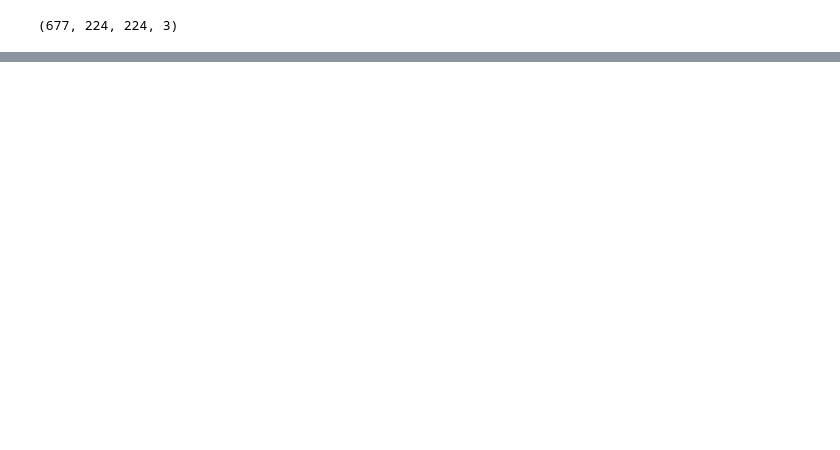
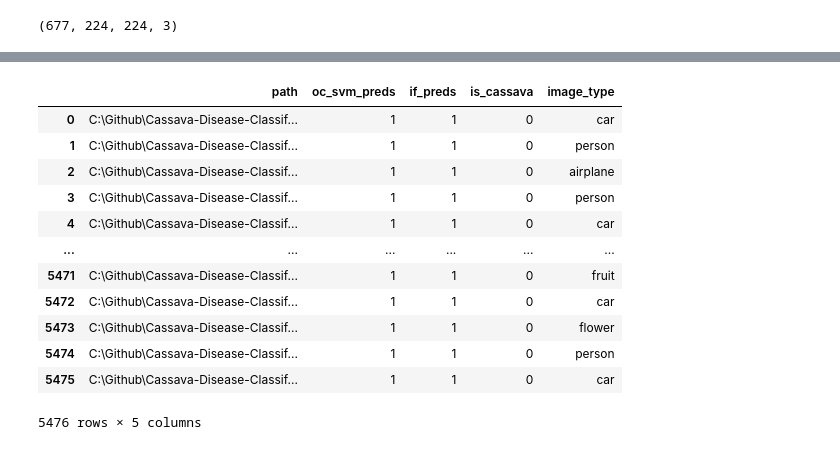
Before and after one commit to nared45/Cassava-Disease-Classification-Using-Line-BOT, a Jupyter notebook: OCC Test.ipynb, the cells around one changed output, grey strips where cells are left out. Cells and saved outputs as stored; diff of their text form; code cells hidden in the pictures; blank space fills up the shorter version.

```diff
--- a/OCC Test.ipynb
+++ b/OCC Test.ipynb
@@ -110,0 +218,16 @@ ValueError: Found array with dim 4. Estimator expected <= 2.
+# %%
+svm_if_results
+# %% [output]
+|  | path | oc_svm_preds | if_preds | is_cassava | image_type |
+| 0 | C:\Github\Cassava-Disease-Classif... | 1 | 1 | 0 | car |
+| 1 | C:\Github\Cassava-Disease-Classif... | 1 | 1 | 0 | person |
+| 2 | C:\Github\Cassava-Disease-Classif... | 1 | 1 | 0 | airplane |
+| 3 | C:\Github\Cassava-Disease-Classif... | 1 | 1 | 0 | person |
+| 4 | C:\Github\Cassava-Disease-Classif... | 1 | 1 | 0 | car |
+| ... | ... | ... | ... | ... | ... |
+| 5471 | C:\Github\Cassava-Disease-Classif... | 1 | 1 | 0 | fruit |
+| 5472 | C:\Github\Cassava-Disease-Classif... | 1 | 1 | 0 | car |
+| 5473 | C:\Github\Cassava-Disease-Classif... | 1 | 1 | 0 | flower |
+| 5474 | C:\Github\Cassava-Disease-Classif... | 1 | 1 | 0 | person |
+| 5475 | C:\Github\Cassava-Disease-Classif... | 1 | 1 | 0 | car |
+5476 rows × 5 columns
```
Also changed, not shown: parts of 17 cells of this notebook.
